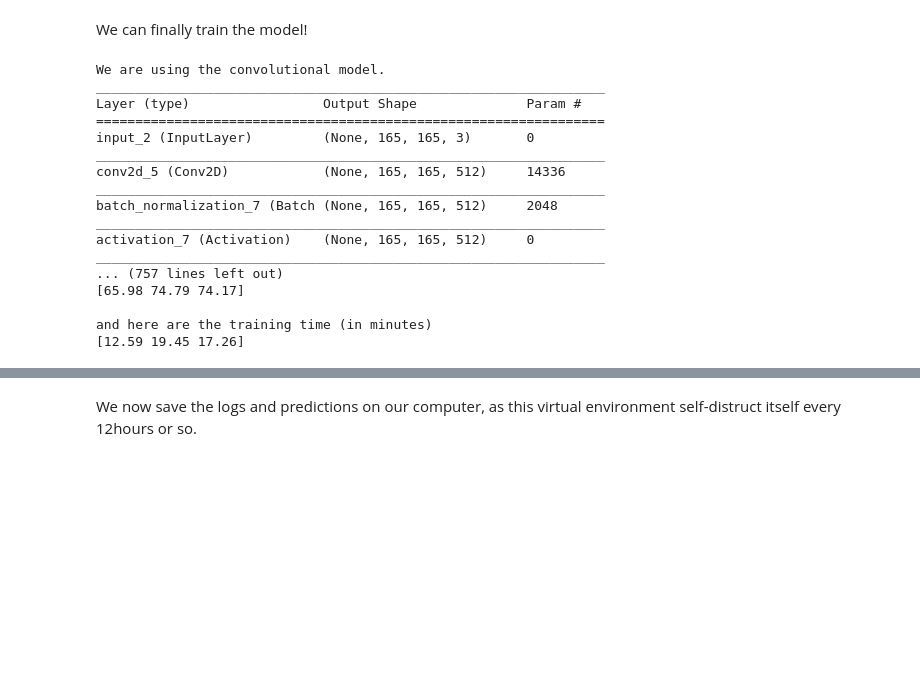
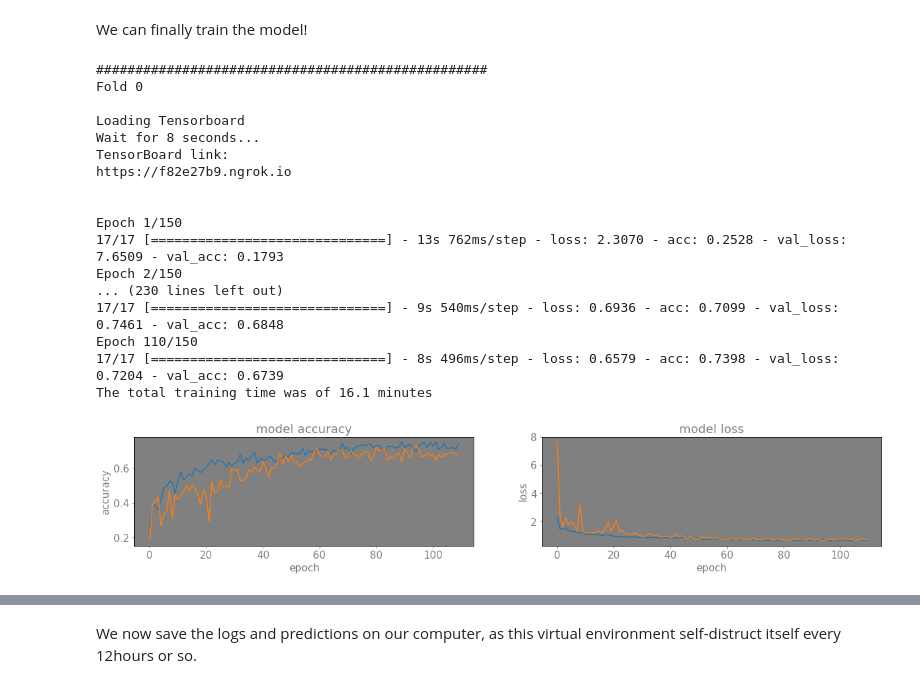
Before and after one commit to gheorghebg11/Shell, a Jupyter notebook: Shell.ipynb, the cells around one changed output, grey strips where cells are left out. Drawn from its saved outputs; the diff is of its cells as text; code cells hidden in the pictures; blank space fills up the shorter version.

```diff
--- a/Shell.ipynb
+++ b/Shell.ipynb
@@ -438,7 +457,7 @@ class DataGenerator(Sequence): # Inherits from Keras.utils.Sequence for multipro
 
                 if ratio_img_to_crop > self.min_ratio_crop:
                     img = cv2.resize(img,(int(img.shape[1] * self.min_ratio_crop / ratio_img_to_crop), int(img.shape[0] * self.min_ratio_crop / ratio_img_to_crop)))
-                    img = alb.PadIfNeeded(min_height=self.min_ratio_crop*min_height_width, min_width=self.min_ratio_crop*min_height_width, border_mode=cv2.BORDER_WRAP)(image=img)["image"] ## IF PROBLEM USE MIN for crop and remove this.
+                    img = alb.PadIfNeeded(min_height=int(self.min_ratio_crop*min_height_width), min_width=int(self.min_ratio_crop*min_height_width), border_mode=cv2.BORDER_WRAP)(image=img)["image"] ## IF PROBLEM USE MIN for crop and remove this.
                     #plt.figure(), plt.imshow(img), plt.show()
                 img = self.augmentation(image=img)["image"]
 
@@ -558,17 +601,17 @@ FileExistsError: ignored
 # %% [markdown]
 Creating the config and other necessary global objects that don't need to be reset after each k-fold. All hyperparameters are setup in this cell.
 # %%
-config = Config(n_folds=3, n_preds=10, model_name = 'conv', image_size=(min_height_width, min_height_width,3), learning_rate=0.01, max_epochs=150)
+config = Config(n_folds=4, n_preds=10, model_name = 'conv', image_size=(min_height_width, min_height_width,3), learning_rate=0.01, max_epochs=150)
 
 skf = StratifiedKFold(n_splits=config.n_folds)
 
 use_Tensorboard = True
 do_predictions_on_val_set = True
 
-early_patience = 20
+early_patience = 15
 
-reduce_lr_factor = 0.5
-reduce_lr_patience = 7
+reduce_lr_factor = 0.4
+reduce_lr_patience = 5
 
 min_ratio_crop = 2.5
 
@@ -594,3 +637,13 @@ augmentation_test = Compose([
     alb.Rotate(15),
     alb.ToFloat(max_value=255)
 ])
+
+# printing the model's architecture
+K.clear_session()
+if config.model_name == 'dummy':
+    print('\nWe are using the dummy model.\n')
+    model = get_dummy_model(config)
+else:
+    print('\nWe are using the convolutional model.\n')
+    model = get_conv_model(config)
+print(model.summary())
@@ -602,15 +673,6 @@ if os.path.isdir(dir_log):
 if os.path.isdir(dir_pred):
     shutil.rmtree(dir_pred)
 os.mkdir(dir_pred)
-
-# printing the model's architecture
-if config.model_name == 'dummy':
-    print('\nWe are using the dummy model.')
-    model = get_dummy_model(config)
-else:
-    print('\nWe are using the convolutional model.')
-    model = get_conv_model(config)
-print(model.summary())
 
 accuracy_val =[]
 times_train =[]
@@ -636,7 +698,7 @@ for i, (train_idx, val_idx) in enumerate(skf.split(train.index, train.label_idx)
     #callbacks_list.append(checkpoint)
     early = EarlyStopping(monitor='val_loss', mode='auto', patience=early_patience, restore_best_weights=True)
     callbacks_list.append(early)
-    reduce_lr = ReduceLROnPlateau(monitor='val_loss', factor=reduce_lr_factor, patience=reduce_lr_patience, min_lr=0.00005, verbose=1)
+    reduce_lr = ReduceLROnPlateau(monitor='val_loss', factor=reduce_lr_factor, patience=reduce_lr_patience, min_lr=0.00001, verbose=1)
     callbacks_list.append(reduce_lr)
     time_callback = TimeHistory()
     callbacks_list.append(time_callback)
@@ -679,6 +741,22 @@ for i, (train_idx, val_idx) in enumerate(skf.split(train.index, train.label_idx)
     times = time_callback.times
     times_train.append(np.sum(times))
     print(f'The total training time was of {times_train[-1] / 60 :3.1f} minutes')
+
+    # summarize history for accuracy
+    fig, ax = plt.subplots(1,2, figsize=(20,3))
+    ax[0].plot(history.history['acc'])
+    ax[0].plot(history.history['val_acc'])
+    ax[0].set_title('model accuracy')
+    ax[0].set_ylabel('accuracy')
+    ax[0].set_xlabel('epoch')
+    # summarize history for loss
+    ax[1].plot(history.history['loss'])
+    ax[1].plot(history.history['val_loss'])
+    ax[1].set_title('model loss')
+    ax[1].set_ylabel('loss')
+    ax[1].set_xlabel('epoch')
+    plt.show()
+    fig.savefig(os.path.join(dir_log,'acc_loss_%d.png'%i), dpi=fig.dpi)
 
     ########
     # Predict
@@ -707,46 +785,47 @@ for i, (train_idx, val_idx) in enumerate(skf.split(train.index, train.label_idx)
             nbr_correct = sum(prediction.argmax(axis=1).reshape(nbr_examples,1) == correct_labels)[0]
             print(f'File val_pred_{i}_{j} got {nbr_correct} right out of {nbr_examples}, i.e, an accuracy of {nbr_correct / nbr_examples:0.2f}')
 
             pred_list.append(prediction)
             np.save(os.path.join(dir_pred, f'val_pred_{i}_{j}.npy'), prediction)
 
         # Taking a geometric mean of the probabilities
         prediction = np.ones_like(pred_list[0])
         for pred in pred_list:
             prediction = prediction*pred
         prediction_gm = prediction**(1./len(pred_list))
 
         nbr_correct = sum(prediction_gm.argmax(axis=1).astype(int).reshape(nbr_examples,1) == correct_labels)[0]
         print(f'\nThe geometric mean of all of them gets {nbr_correct} right out of {nbr_examples}, i.e, an accuracy of {nbr_correct / nbr_examples:0.2f}\n')
         accuracy_val.append(nbr_correct / nbr_examples)
 
         # save validation prediction without data augmentation
         val_generator = DataGenerator(config, dir_data=dir_train, list_IDs=val_set.index, augmentation = None, batch_size=16)
         print(f'We will now do a prediction on the validation set without data augmentation to compare.')
         prediction = model.predict_generator(val_generator, use_multiprocessing=False, max_queue_size=20, verbose=1)
         nbr_correct = sum(prediction.argmax(axis=1).reshape(nbr_examples,1) == correct_labels)[0]
         print(f'We got {nbr_correct} right out of {nbr_examples}, i.e, an accuracy of {nbr_correct / nbr_examples:0.2f}')
 
 print('\n')
 print('#'*50)
 print('\nTraining finished.')
 
 print(f'For each fold,\n\nhere are the accuracies on the validation set \n{np.array(accuracy_val)*100} \n\nand here are the training time (in minutes) \n{np.array(times_train)/60}')
 # %% [output]
-We are using the convolutional model.
-_________________________________________________________________
-Layer (type)                 Output Shape              Param #
-=================================================================
-input_2 (InputLayer)         (None, 165, 165, 3)       0
-_________________________________________________________________
-conv2d_5 (Conv2D)            (None, 165, 165, 512)     14336
-_________________________________________________________________
-batch_normalization_7 (Batch (None, 165, 165, 512)     2048
-_________________________________________________________________
-activation_7 (Activation)    (None, 165, 165, 512)     0
-_________________________________________________________________
-... (757 lines left out)
-[65.98 74.79 74.17]
+##################################################
+Fold 0
 
-and here are the training time (in minutes)
-[12.59 19.45 17.26]
+Loading Tensorboard
+Wait for 8 seconds...
+TensorBoard link:
+https://f82e27b9.ngrok.io
+
+
+Epoch 1/150
+17/17 [==============================] - 13s 762ms/step - loss: 2.3070 - acc: 0.2528 - val_loss: 7.6509 - val_acc: 0.1793
+Epoch 2/150
+... (230 lines left out)
+17/17 [==============================] - 9s 540ms/step - loss: 0.6936 - acc: 0.7099 - val_loss: 0.7461 - val_acc: 0.6848
+Epoch 110/150
+17/17 [==============================] - 8s 496ms/step - loss: 0.6579 - acc: 0.7398 - val_loss: 0.7204 - val_acc: 0.6739
+The total training time was of 16.1 minutes
+[figure, added]
```
Also changed, not shown: parts of 19 cells of this notebook.
